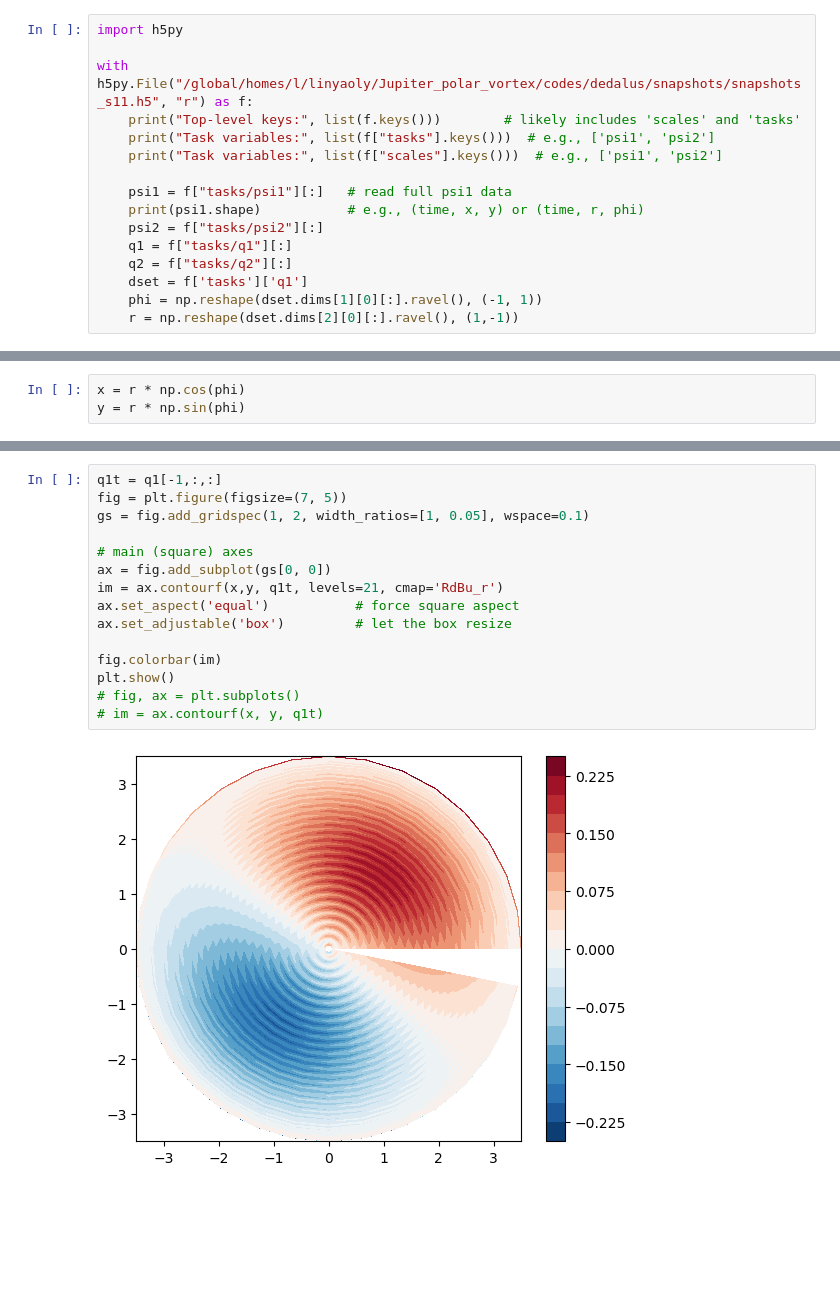
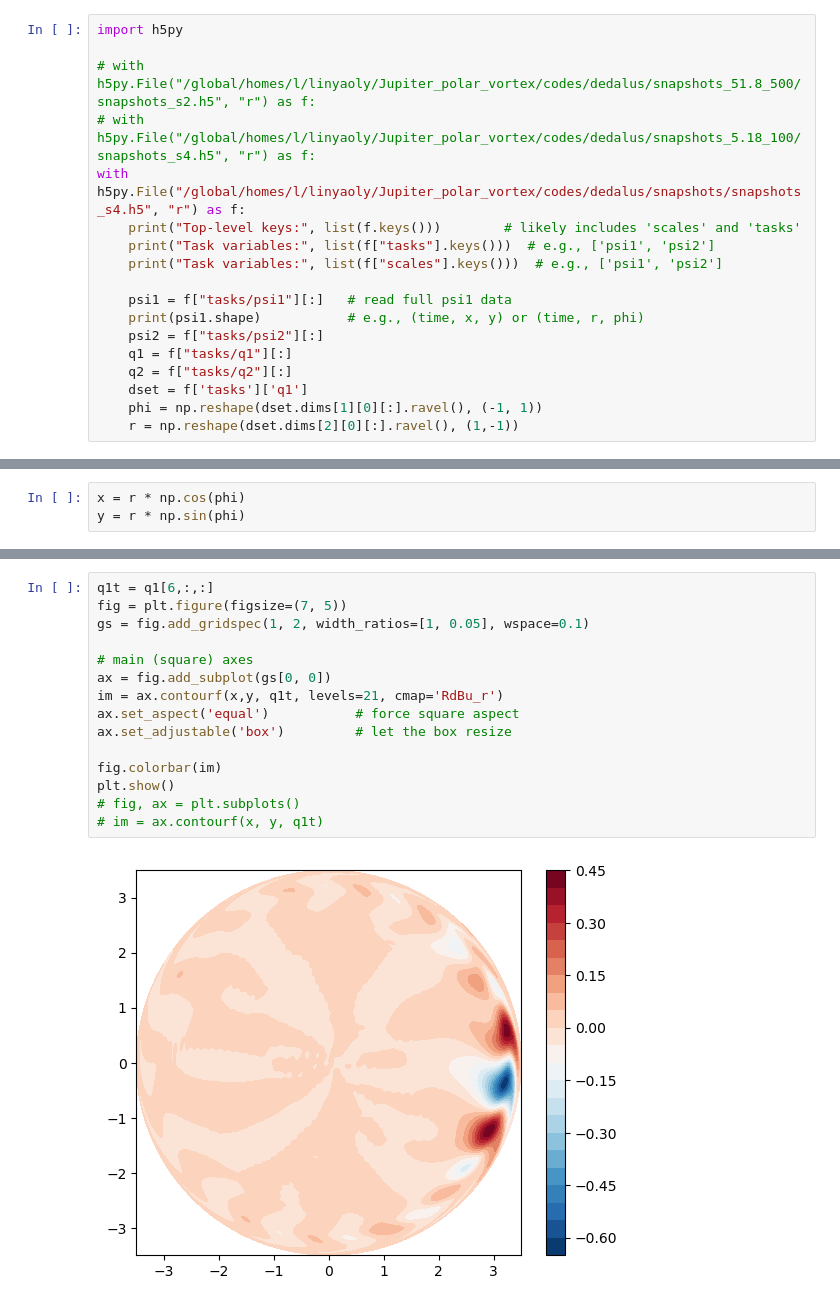
Before and after one commit to linyao1999/JupiterVortex, a Jupyter notebook: IVP_dry_2L_plot.ipynb, the cells around one changed output, grey strips where cells are left out. Cells and saved outputs as stored; diff of their text form; blank space fills up the shorter version.

```diff
--- a/IVP_dry_2L_plot.ipynb
+++ b/IVP_dry_2L_plot.ipynb
@@ -5,7 +5,9 @@ import matplotlib.pyplot as plt
 # %%
 import h5py
 
-with h5py.File("/global/homes/l/linyaoly/Jupiter_polar_vortex/codes/dedalus/snapshots/snapshots_s11.h5", "r") as f:
+# with h5py.File("/global/homes/l/linyaoly/Jupiter_polar_vortex/codes/dedalus/snapshots_51.8_500/snapshots_s2.h5", "r") as f:
+# with h5py.File("/global/homes/l/linyaoly/Jupiter_polar_vortex/codes/dedalus/snapshots_5.18_100/snapshots_s4.h5", "r") as f:
+with h5py.File("/global/homes/l/linyaoly/Jupiter_polar_vortex/codes/dedalus/snapshots/snapshots_s4.h5", "r") as f:
     print("Top-level keys:", list(f.keys()))        # likely includes 'scales' and 'tasks'
     print("Task variables:", list(f["tasks"].keys()))  # e.g., ['psi1', 'psi2']
     print("Task variables:", list(f["scales"].keys()))  # e.g., ['psi1', 'psi2']
@@ -29,17 +82,17 @@ y = r * np.sin(phi)
 # %%
-q1t = q1[-1,:,:]
+q1t = q1[6,:,:]
 fig = plt.figure(figsize=(7, 5))
 gs = fig.add_gridspec(1, 2, width_ratios=[1, 0.05], wspace=0.1)
 
 # main (square) axes
 ax = fig.add_subplot(gs[0, 0])
 im = ax.contourf(x,y, q1t, levels=21, cmap='RdBu_r')
 ax.set_aspect('equal')           # force square aspect
 ax.set_adjustable('box')         # let the box resize
 
 fig.colorbar(im)
 plt.show()
 # fig, ax = plt.subplots()
 # im = ax.contourf(x, y, q1t)
 # %% [output]
-[figure, old version]
+[figure, new version]
```
Also changed, not shown: parts of 4 cells of this notebook, 6 other files.
